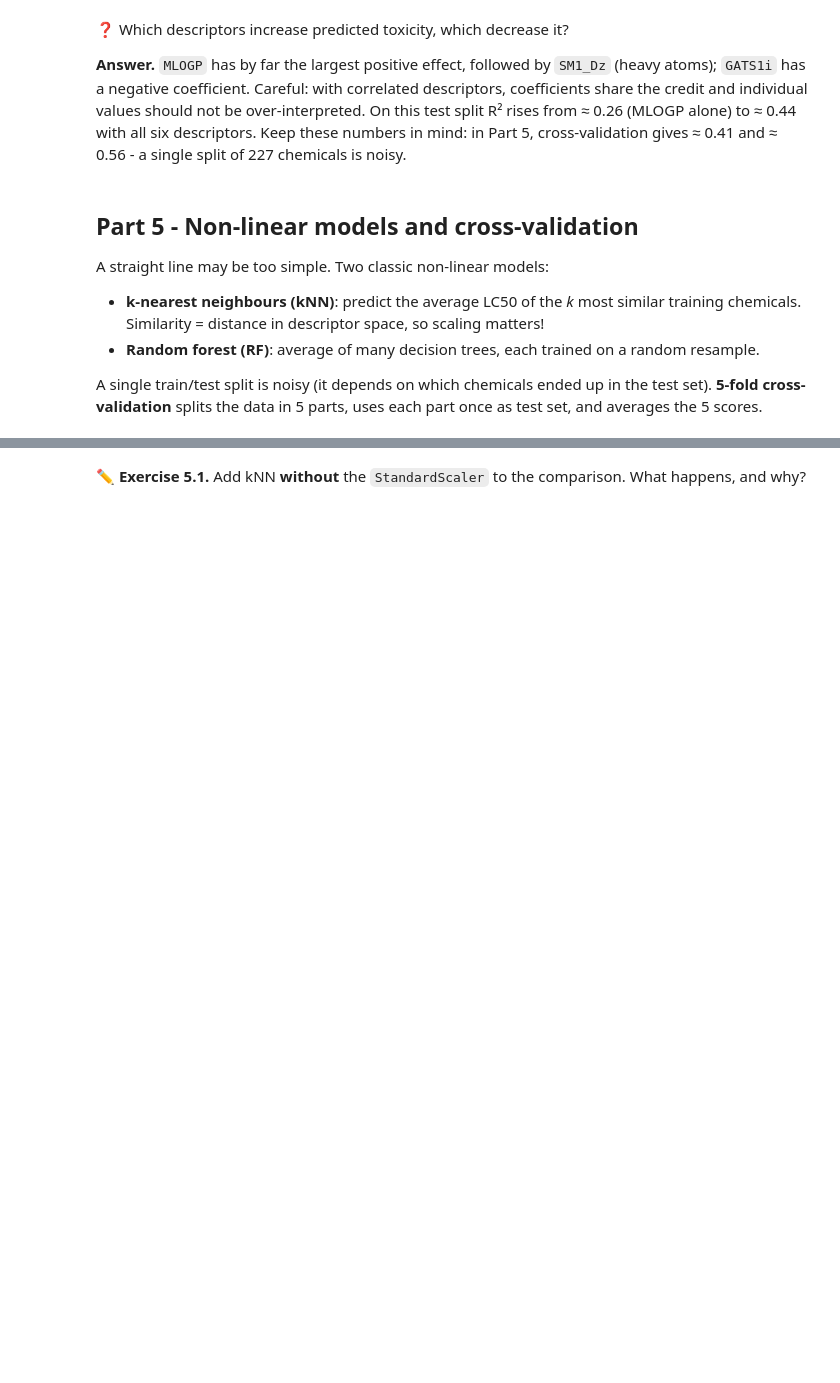
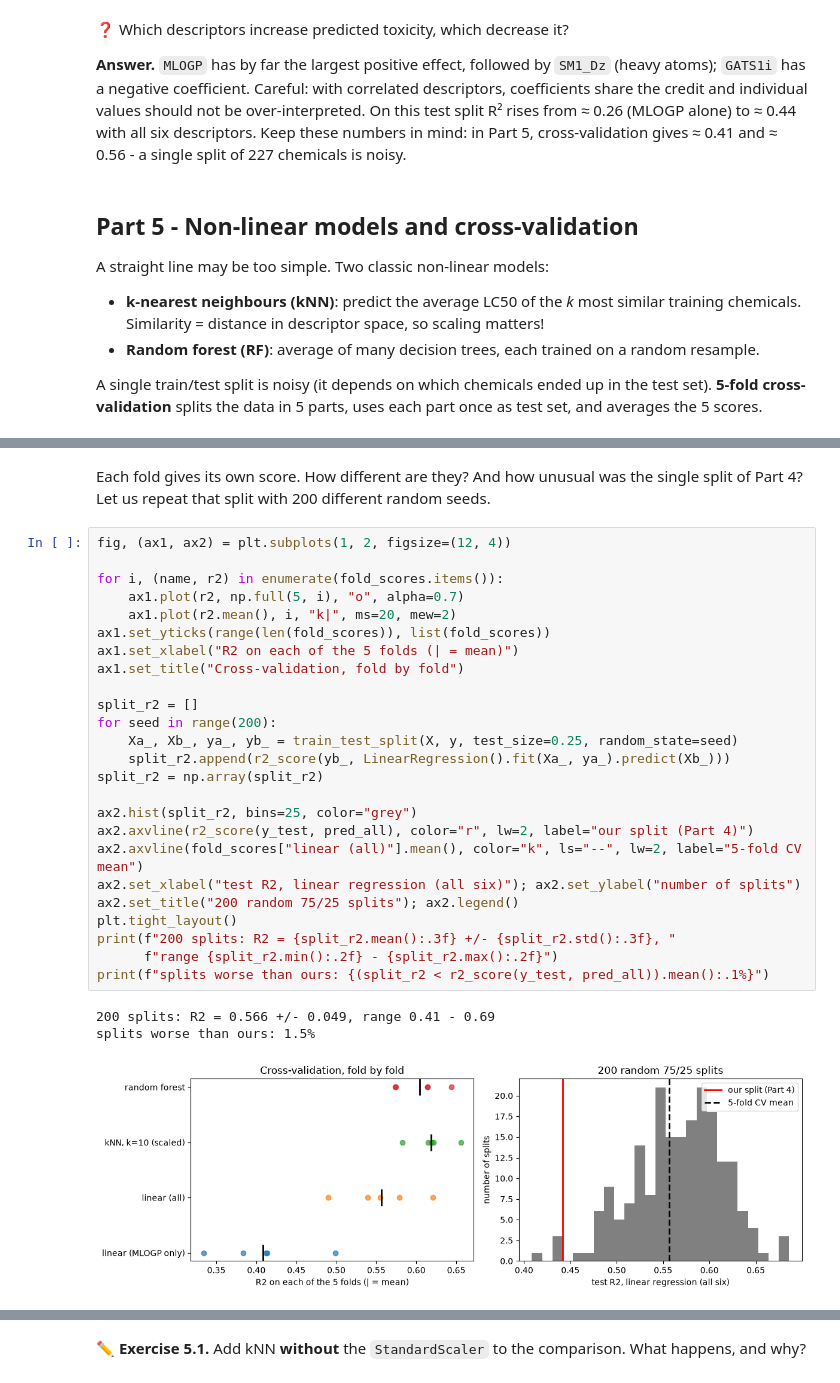
Before and after one commit to giorginolab/AI-qbio-classes, a Jupyter notebook: course/t01_toxicity_qsar.ipynb, the cells around one changed output, grey strips where cells are left out. Saved outputs shown, nothing was run; the diff lists cells and outputs as text; blank space fills up the shorter version.

```diff
--- a/course/t01_toxicity_qsar.ipynb
+++ b/course/t01_toxicity_qsar.ipynb
@@ -267,0 +438,32 @@ for name, (cols, model) in models.items():
+# %% [markdown]
+Each fold gives its own score. How different are they? And how unusual was the single split of
+Part 4? Let us repeat that split with 200 different random seeds.
+# %%
+fig, (ax1, ax2) = plt.subplots(1, 2, figsize=(12, 4))
+
+for i, (name, r2) in enumerate(fold_scores.items()):
+    ax1.plot(r2, np.full(5, i), "o", alpha=0.7)
+    ax1.plot(r2.mean(), i, "k|", ms=20, mew=2)
+ax1.set_yticks(range(len(fold_scores)), list(fold_scores))
+ax1.set_xlabel("R2 on each of the 5 folds (| = mean)")
+ax1.set_title("Cross-validation, fold by fold")
+
+split_r2 = []
+for seed in range(200):
+    Xa_, Xb_, ya_, yb_ = train_test_split(X, y, test_size=0.25, random_state=seed)
+    split_r2.append(r2_score(yb_, LinearRegression().fit(Xa_, ya_).predict(Xb_)))
+split_r2 = np.array(split_r2)
+
+ax2.hist(split_r2, bins=25, color="grey")
+ax2.axvline(r2_score(y_test, pred_all), color="r", lw=2, label="our split (Part 4)")
+ax2.axvline(fold_scores["linear (all)"].mean(), color="k", ls="--", lw=2, label="5-fold CV mean")
+ax2.set_xlabel("test R2, linear regression (all six)"); ax2.set_ylabel("number of splits")
+ax2.set_title("200 random 75/25 splits"); ax2.legend()
+plt.tight_layout()
+print(f"200 splits: R2 = {split_r2.mean():.3f} +/- {split_r2.std():.3f}, "
+      f"range {split_r2.min():.2f} - {split_r2.max():.2f}")
+print(f"splits worse than ours: {(split_r2 < r2_score(y_test, pred_all)).mean():.1%}")
+# %% [output]
+200 splits: R2 = 0.566 +/- 0.049, range 0.41 - 0.69
+splits worse than ours: 1.5%
+[figure, added]
```
Also changed, not shown: parts of 32 cells of this notebook, 1 other file.
